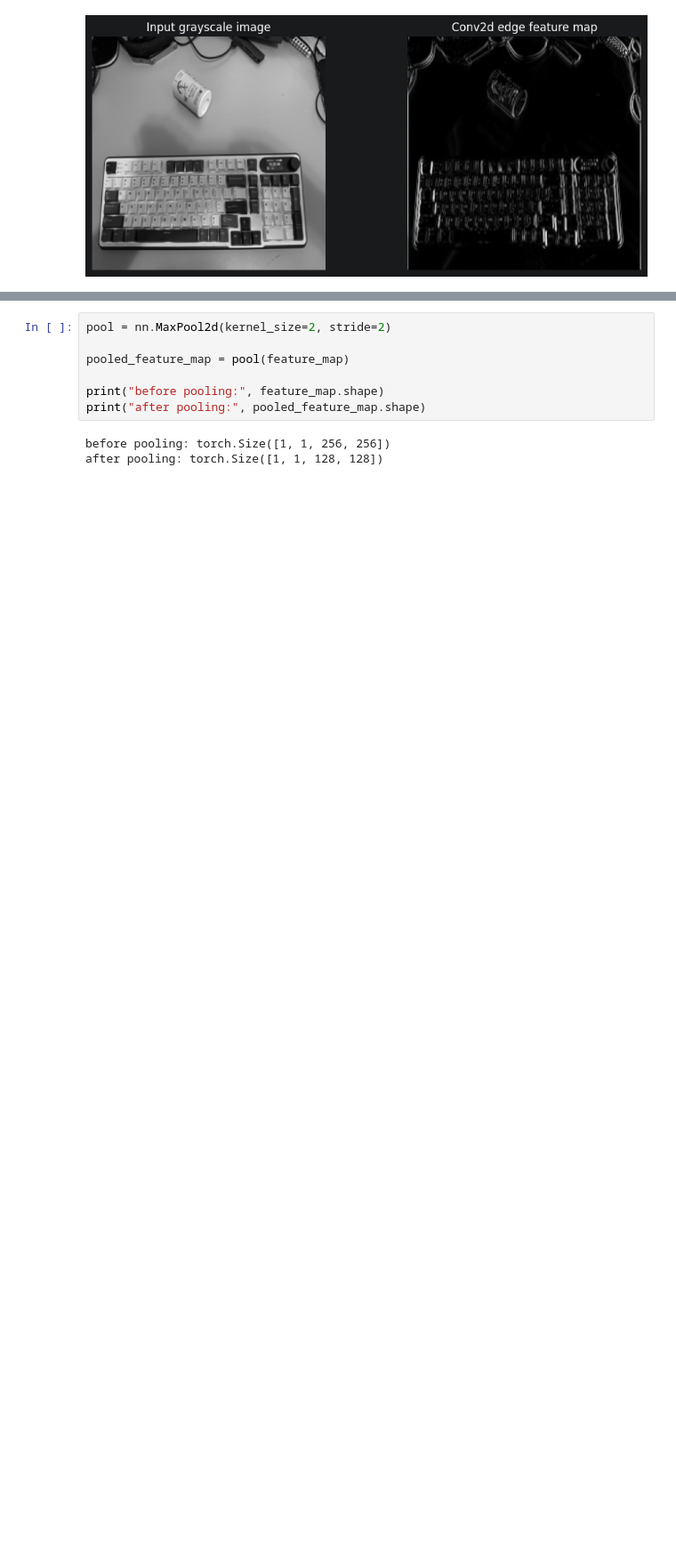
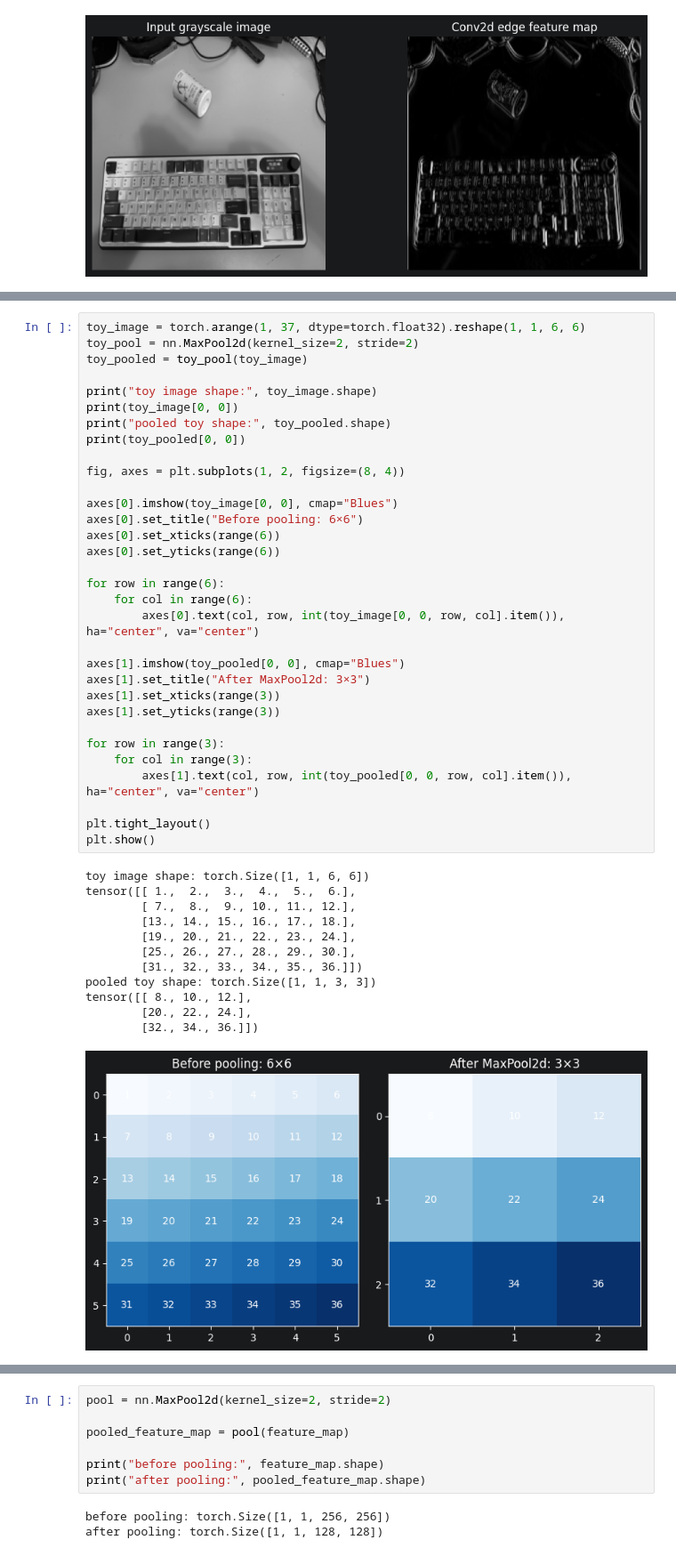
Before and after one commit to majorgilles/cnn-feature-map-lab, a Jupyter notebook: notebooks/02_conv2d_pooling.ipynb, the cells around one changed output, grey strips where cells are left out. Shown at 89% size. Drawn from its saved outputs; the diff is of its cells as text; blank space fills up the shorter version.

```diff
--- a/notebooks/02_conv2d_pooling.ipynb
+++ b/notebooks/02_conv2d_pooling.ipynb
@@ -130,0 +157,45 @@ plt.show()
+# %%
+toy_image = torch.arange(1, 37, dtype=torch.float32).reshape(1, 1, 6, 6)
+toy_pool = nn.MaxPool2d(kernel_size=2, stride=2)
+toy_pooled = toy_pool(toy_image)
+
+print("toy image shape:", toy_image.shape)
+print(toy_image[0, 0])
+print("pooled toy shape:", toy_pooled.shape)
+print(toy_pooled[0, 0])
+
+fig, axes = plt.subplots(1, 2, figsize=(8, 4))
+
+axes[0].imshow(toy_image[0, 0], cmap="Blues")
+axes[0].set_title("Before pooling: 6×6")
+axes[0].set_xticks(range(6))
+axes[0].set_yticks(range(6))
+
+for row in range(6):
+    for col in range(6):
+        axes[0].text(col, row, int(toy_image[0, 0, row, col].item()), ha="center", va="center")
+
+axes[1].imshow(toy_pooled[0, 0], cmap="Blues")
+axes[1].set_title("After MaxPool2d: 3×3")
+axes[1].set_xticks(range(3))
+axes[1].set_yticks(range(3))
+
+for row in range(3):
+    for col in range(3):
+        axes[1].text(col, row, int(toy_pooled[0, 0, row, col].item()), ha="center", va="center")
+
+plt.tight_layout()
+plt.show()
+# %% [output]
+toy image shape: torch.Size([1, 1, 6, 6])
+tensor([[ 1.,  2.,  3.,  4.,  5.,  6.],
+        [ 7.,  8.,  9., 10., 11., 12.],
+        [13., 14., 15., 16., 17., 18.],
+        [19., 20., 21., 22., 23., 24.],
+        [25., 26., 27., 28., 29., 30.],
+        [31., 32., 33., 34., 35., 36.]])
+pooled toy shape: torch.Size([1, 1, 3, 3])
+tensor([[ 8., 10., 12.],
+        [20., 22., 24.],
+        [32., 34., 36.]])
+[figure, added]
```
Also changed, not shown: parts of 5 cells of this notebook.
